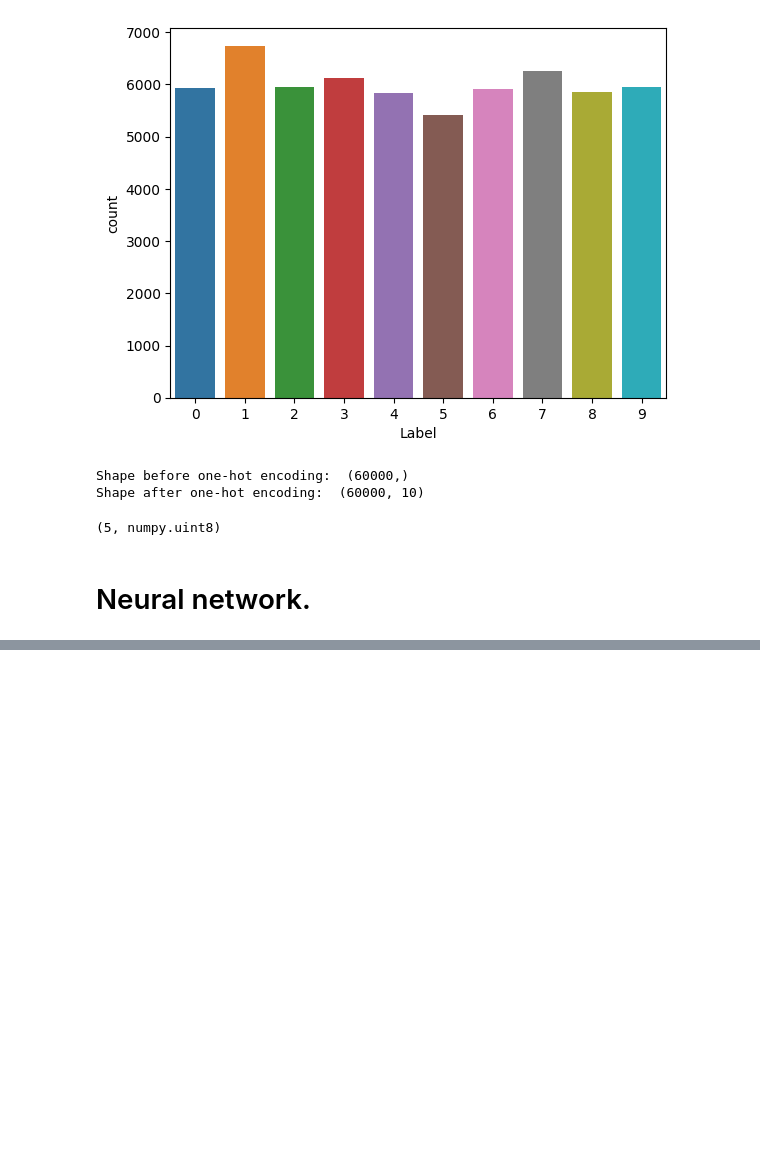
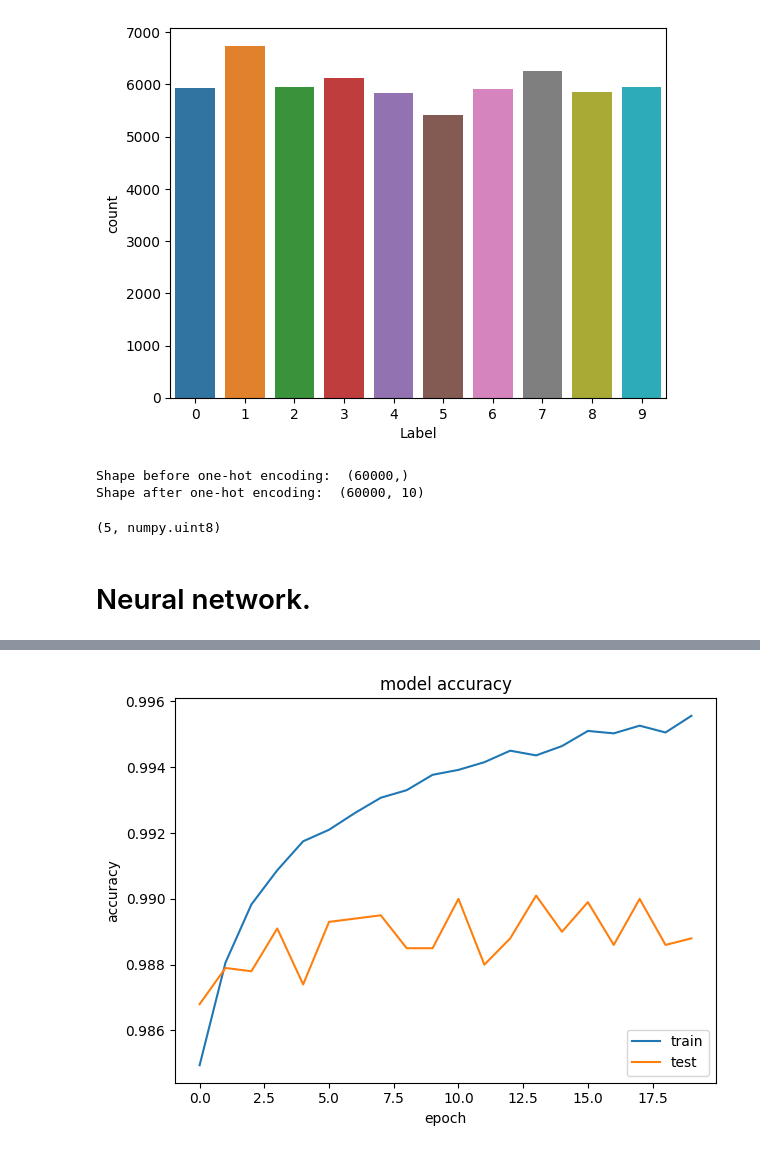
Before and after one commit to Suman-Adhikary/MNIST_Handwritting_digit_prediction, a Jupyter notebook: Handwritten_Digit_Prediction.ipynb, the cells around one changed output, grey strips where cells are left out. Cells and saved outputs as stored; diff of their text form; code cells hidden in the pictures; blank space fills up the shorter version.

```diff
--- a/Handwritten_Digit_Prediction.ipynb
+++ b/Handwritten_Digit_Prediction.ipynb
@@ -149,0 +178,22 @@ Epoch 20/20
+# %%
+# Method to shift the image by given dimension
+def shift_image(image, dx, dy):
+    image = image.reshape((28, 28))
+    shifted_image = shift(image, [dy, dx], cval=0, mode="constant")
+    return shifted_image.reshape([-1])
+
+
+# Creating Augmented Dataset
+X_train_augmented = [image for image in X_train]
+y_train_augmented = [image for image in y_train]
+
+for dx, dy in ((1,0), (-1,0), (0,1), (0,-1)):
+     for image, label in zip(X_train, y_train):
+             X_train_augmented.append(shift_image(image, dx, dy))
+             y_train_augmented.append(label)
+
+
+# Shuffle the dataset
+shuffle_idx = np.random.permutation(len(X_train_augmented))
+X_train_augmented = np.array(X_train_augmented)[shuffle_idx]
+y_train_augmented = np.array(y_train_augmented)[shuffle_idx]
@@ -149,0 +204,5 @@ Epoch 20/20
+# %%
+n_classes = 10
+print("Shape before one-hot encoding: ", y_train_augmented.shape)
+y_train_augmented = np_utils.to_categorical(y_train_augmented, n_classes)
+print("Shape after one-hot encoding: ", y_train_augmented.shape)
@@ -149,0 +212,5 @@ Epoch 20/20
+# %%
+history = model.fit(X_train_augmented, y_train_augmented,
+            batch_size=128, epochs=20,
+            verbose=2,
+            validation_data=(X_test, Y_test_))
@@ -149,0 +235,12 @@ Epoch 20/20
+# %%
+fig = plt.figure()
+plt.plot(history.history['accuracy'])
+plt.plot(history.history['val_accuracy'])
+plt.title('model accuracy')
+plt.ylabel('accuracy')
+plt.xlabel('epoch')
+plt.legend(['train', 'test'], loc='lower right')
+plt.tight_layout()
+plt.show()
+# %% [output]
+[figure, added]
```
Also changed, not shown: parts of 11 cells of this notebook.
